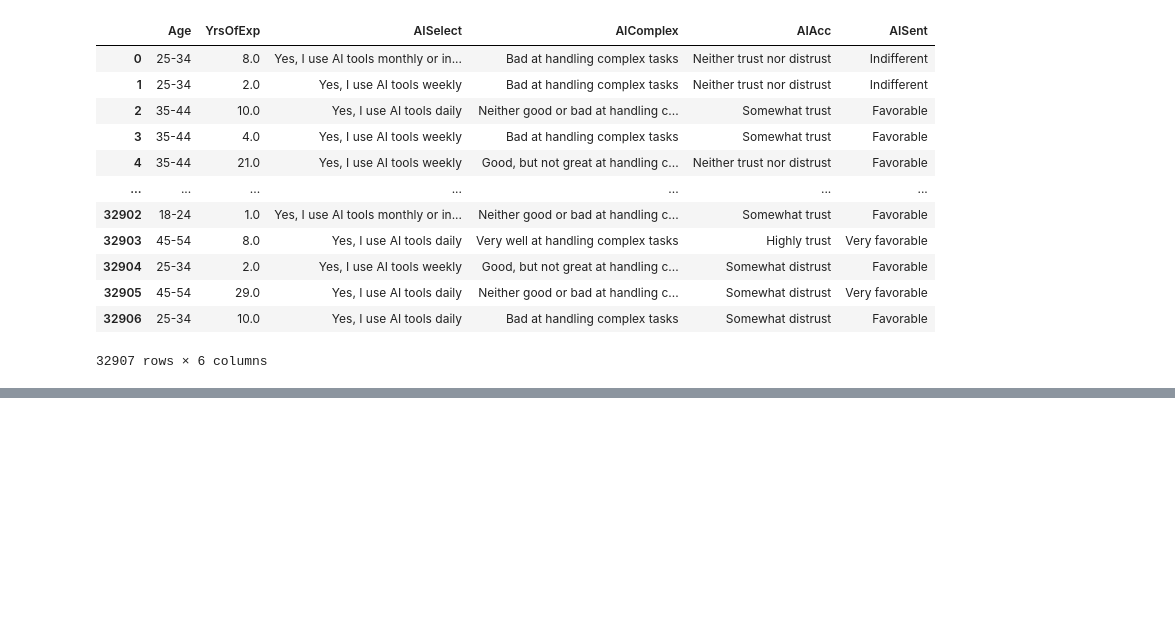
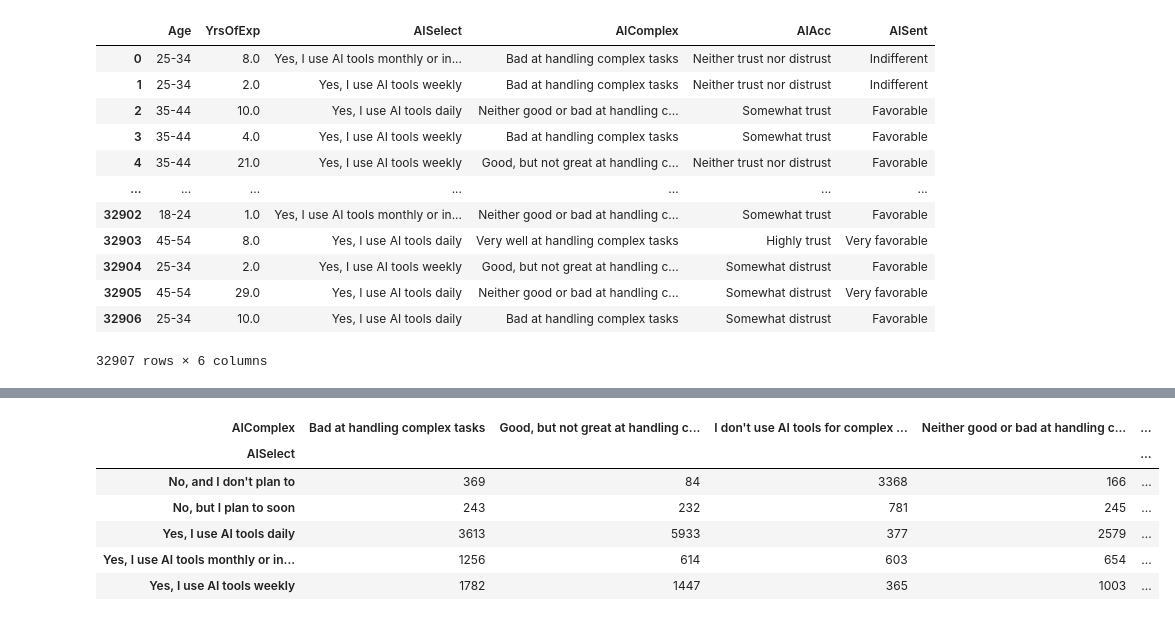
Before and after one commit to huyqng1412/stackoverflow_2025_project, a Jupyter notebook: so2025_vis.ipynb, the cells around one changed output, grey strips where cells are left out. Cells and saved outputs as stored; diff of their text form; code cells hidden in the pictures; blank space fills up the shorter version.

```diff
--- a/so2025_vis.ipynb
+++ b/so2025_vis.ipynb
@@ -244,0 +294,11 @@ resultAI.to_csv("ai_use.csv")
+# %%
+contigency2 = pd.crosstab(resultAI['AISelect'], resultAI['AIComplex'])
+display(contigency2)
+# %% [output]
+| AIComplex | Bad at handling complex tasks | Good, but not great at handling c... | I don't use AI tools for complex ... | Neither good or bad at handling c... | ... |
+| AISelect |  |  |  |  | ... |
+| No, and I don't plan to | 369 | 84 | 3368 | 166 | ... |
+| No, but I plan to soon | 243 | 232 | 781 | 245 | ... |
+| Yes, I use AI tools daily | 3613 | 5933 | 377 | 2579 | ... |
+| Yes, I use AI tools monthly or in... | 1256 | 614 | 603 | 654 | ... |
+| Yes, I use AI tools weekly | 1782 | 1447 | 365 | 1003 | ... |
```
Also changed, not shown: parts of 9 cells of this notebook.
